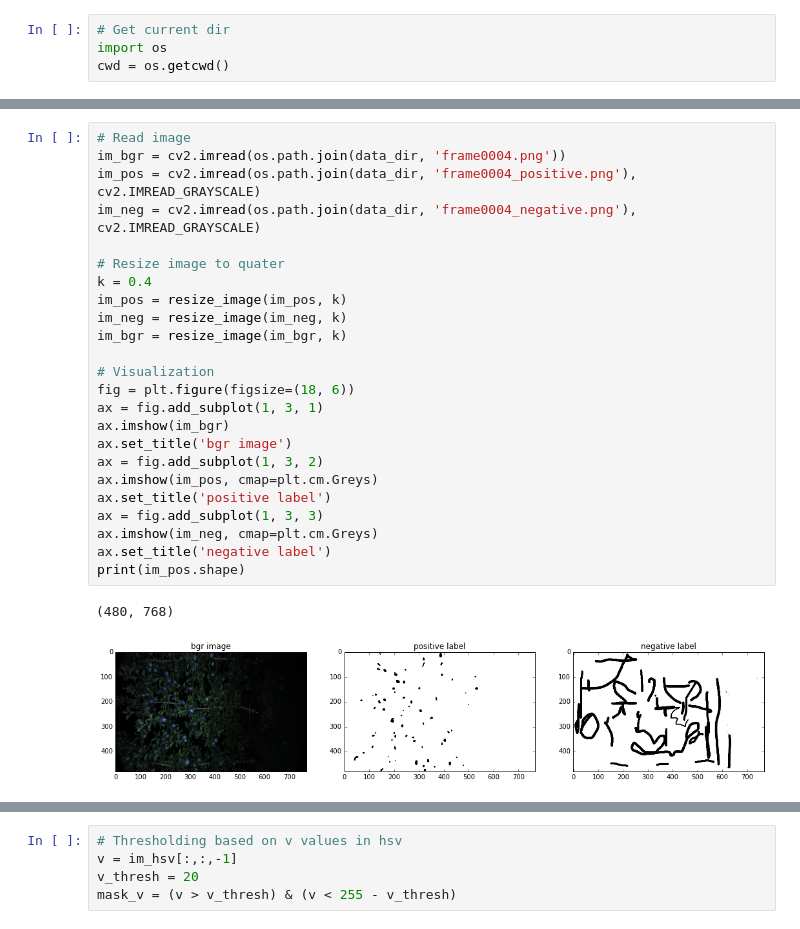
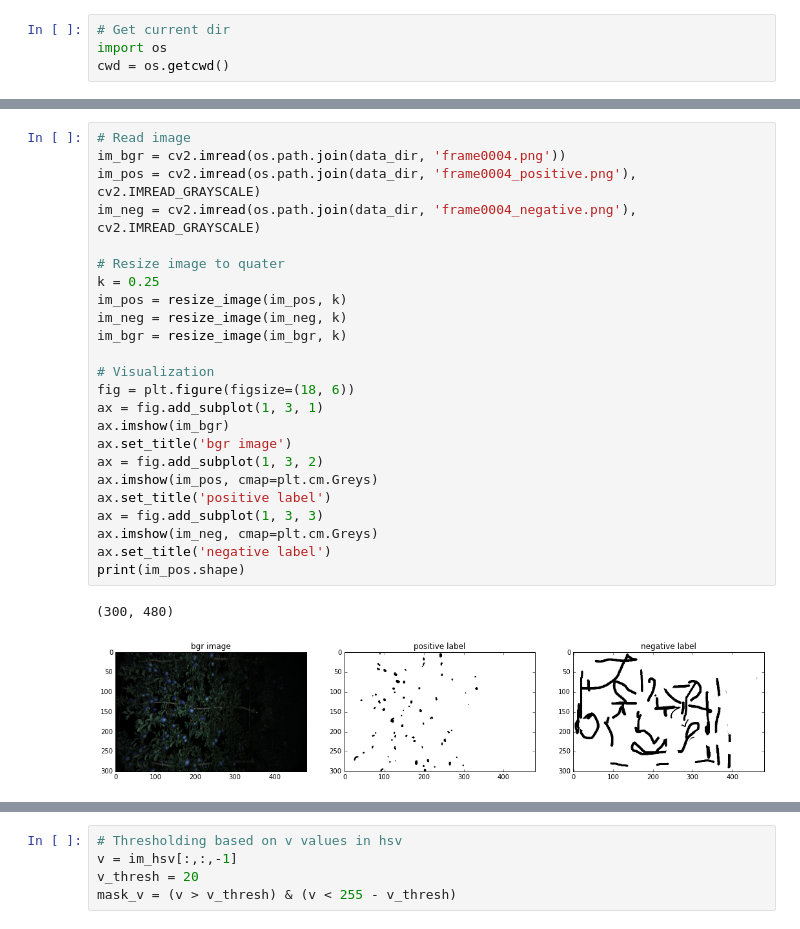
Before and after one commit to versatran01/Galt, a Jupyter notebook: detection/notebook/svc.ipynb, the cells around one changed output, grey strips where cells are left out. Cells and saved outputs as stored; diff of their text form.

```diff
--- a/detection/notebook/svc.ipynb
+++ b/detection/notebook/svc.ipynb
@@ -30,30 +31,30 @@ print('data_dir: ', data_dir)
 # %%
 # Read image
 im_bgr = cv2.imread(os.path.join(data_dir, 'frame0004.png'))
 im_pos = cv2.imread(os.path.join(data_dir, 'frame0004_positive.png'), cv2.IMREAD_GRAYSCALE)
 im_neg = cv2.imread(os.path.join(data_dir, 'frame0004_negative.png'), cv2.IMREAD_GRAYSCALE)
 
 # Resize image to quater
-k = 0.4
+k = 0.25
 im_pos = resize_image(im_pos, k)
 im_neg = resize_image(im_neg, k)
 im_bgr = resize_image(im_bgr, k)
 
 # Visualization
 fig = plt.figure(figsize=(18, 6))
 ax = fig.add_subplot(1, 3, 1)
 ax.imshow(im_bgr)
 ax.set_title('bgr image')
 ax = fig.add_subplot(1, 3, 2)
 ax.imshow(im_pos, cmap=plt.cm.Greys)
 ax.set_title('positive label')
 ax = fig.add_subplot(1, 3, 3)
 ax.imshow(im_neg, cmap=plt.cm.Greys)
 ax.set_title('negative label')
 print(im_pos.shape)
 # %% [output]
-(480, 768)
+(300, 480)
-[figure, old version]
+[figure, new version]
 # %%
 # Covert image to different colorspaces
 im_hsv = cv2.cvtColor(im_bgr, cv2.COLOR_BGR2HSV)
```
Also changed, not shown: parts of 13 cells of this notebook, 1 other file.
